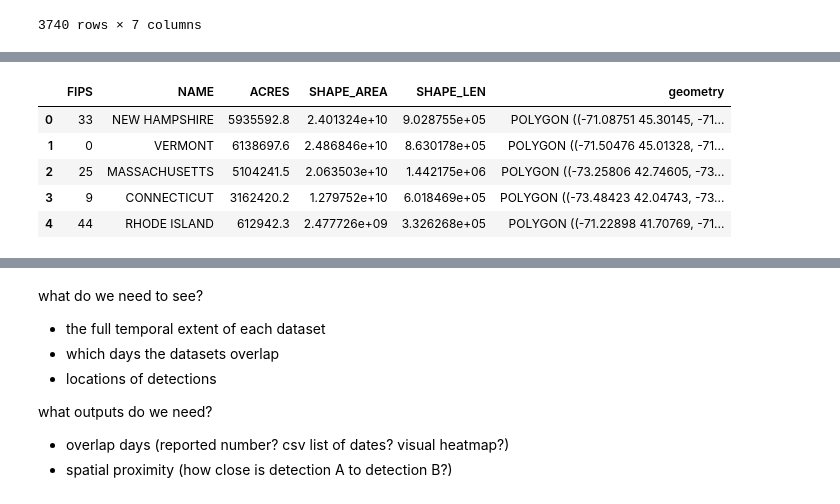
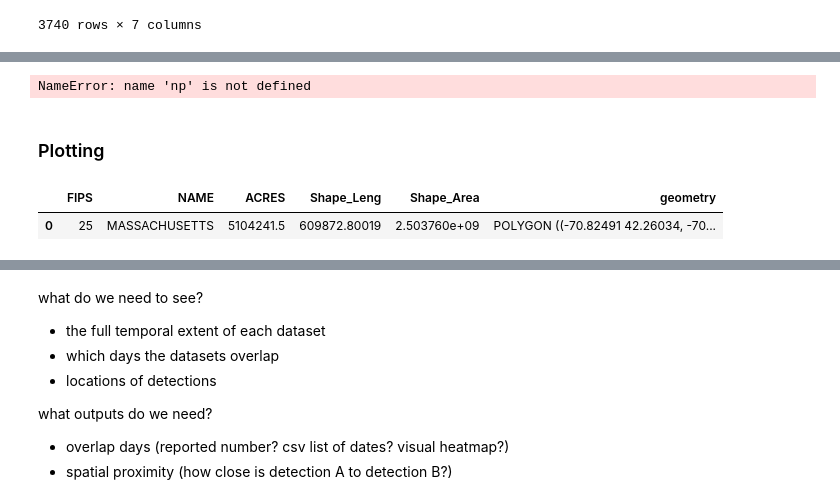
Before and after one commit to jackiefalvo/MP_Python, a Jupyter notebook: Scripting/scratch/scripts/SpatioTemporal_3datasets.ipynb, the cells around one changed output, grey strips where cells are left out. Drawn from its saved outputs; the diff is of its cells as text; code cells hidden in the pictures.

```diff
--- a/Scripting/scratch/scripts/SpatioTemporal_3datasets.ipynb
+++ b/Scripting/scratch/scripts/SpatioTemporal_3datasets.ipynb
@@ -34,14 +111,17 @@ concat3 # each record is a date associated with a datatype we have
+# %%
+df_vals['trifecta'] = np.where(df_vals['count'] == 3,1,0)
+df_vals
+# %% [output]
+NameError: name 'np' is not defined
+# %% [markdown]
+### Plotting
 # %%
-# Mass shapefile
-land_shp = '../data/newengland/NEWENGLAND_POLY.shp'
-land = gpd.read_file(land_shp).to_crs('epsg:4326')
-land.head()
+# clipped shapefile
+clipped_shp = '/Users/cristiana/Documents/Duke/MP/Python/Scripting/scratch/data/newengland_clipped (1)/newengland_clipped.shp'
+clip = gpd.read_file(clipped_shp).to_crs('epsg:4326')
+clip.head()
 # %% [output]
-|  | FIPS | NAME | ACRES | SHAPE_AREA | SHAPE_LEN | geometry |
-| 0 | 33 | NEW HAMPSHIRE | 5935592.8 | 2.401324e+10 | 9.028755e+05 | POLYGON ((-71.08751 45.30145, -71... |
-| 1 | 0 | VERMONT | 6138697.6 | 2.486846e+10 | 8.630178e+05 | POLYGON ((-71.50476 45.01328, -71... |
-| 2 | 25 | MASSACHUSETTS | 5104241.5 | 2.063503e+10 | 1.442175e+06 | POLYGON ((-73.25806 42.74605, -73... |
-| 3 | 9 | CONNECTICUT | 3162420.2 | 1.279752e+10 | 6.018469e+05 | POLYGON ((-73.48423 42.04743, -73... |
-| 4 | 44 | RHODE ISLAND | 612942.3 | 2.477726e+09 | 3.326268e+05 | POLYGON ((-71.22898 41.70769, -71... |
+|  | FIPS | NAME | ACRES | Shape_Leng | Shape_Area | geometry |
+| 0 | 25 | MASSACHUSETTS | 5104241.5 | 609872.80019 | 2.503760e+09 | POLYGON ((-70.82491 42.26034, -70... |
 # %%
 # Massachusetts plotted with altair
```
Also changed, not shown: parts of 10 cells of this notebook, 13 other files.
